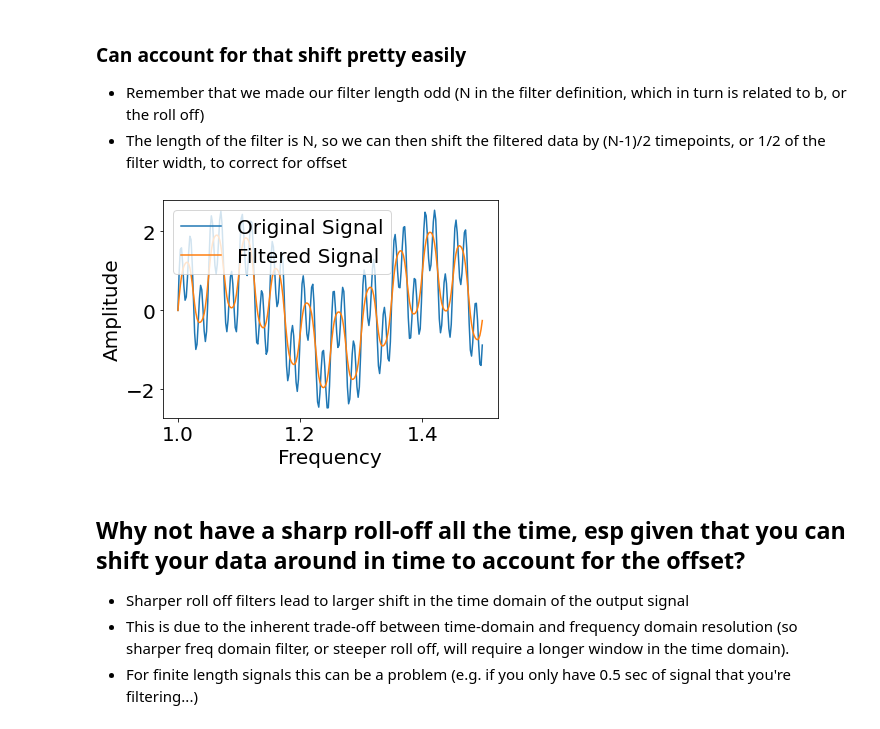
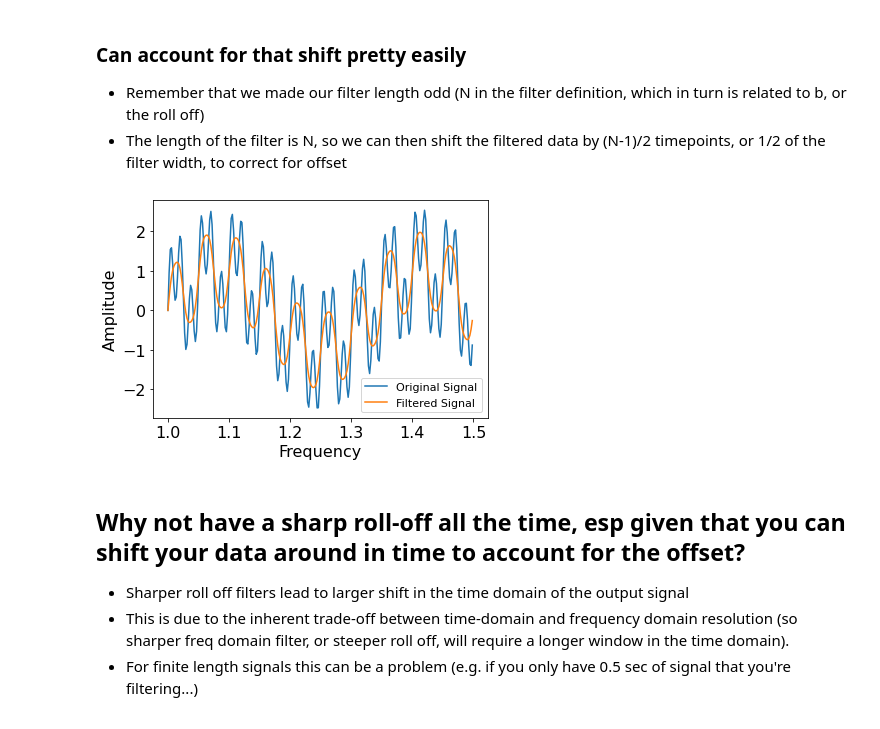
Before and after one commit to CSHL-comp-neuro-vision/tutorials, a Jupyter notebook: python/LowHighPassFiltering/LowPassHighPassFilters_tutorial.ipynb, the cells around one changed output. Saved outputs shown, nothing was run; the diff lists cells and outputs as text; code cells hidden in the pictures.

Commit message:
update filtering tutorial

```diff
--- a/python/LowHighPassFiltering/LowPassHighPassFilters_tutorial.ipynb
+++ b/python/LowHighPassFiltering/LowPassHighPassFilters_tutorial.ipynb
@@ -36,7 +36,7 @@ import matplotlib.pyplot as plt
 # also define the default font we'll use for figures.
 font = {'family' : 'DejaVu Sans',
         'weight' : 'normal',
-        'size'   : 20}
+        'size'   : 16}
 
 # then set the figure attributes
 plt.rc('font', **font)
@@ -667,22 +669,22 @@ plt.show()
 * Remember that we made our filter length odd (N in the filter definition, which in turn is related to b, or the roll off)
 * The length of the filter is N, so we can then shift the filtered data by (N-1)/2 timepoints, or 1/2 of the filter width, to correct for offset
 # %%
-index = np.where((t>=1) & (t<1.5))
+index = np.where( ( t>=1 ) & ( t<1.5 ) )
 # shift by (N-1)/2 - this will be an integer so long as N is odd
 # which is a condition that we enforced earlier when designing the
 # filter...shift by corresponding timepoints
-shift_by = dt*((N-1)/2)  # convert to units of filter length in time: so number of points * dt
-shift_index = np.where((t>=1+shift_by) & (t<1.5+shift_by))
+shift_by = dt * ( ( N-1 )/2 )  # convert to units of filter length in time: so number of points * dt
+shift_index = np.where( ( t>=1+shift_by ) & ( t<1.5+shift_by ) )
 
 # plot - should be all lined up!
 plt.plot(t[index], sig[index])
 plt.plot(t[index], filt_sig[shift_index])
 plt.xlabel('Frequency')
 plt.ylabel('Amplitude')
-plt.legend(['Original Signal', 'Filtered Signal'])
+plt.legend(['Original Signal', 'Filtered Signal'], fontsize='x-small')
 plt.show()
 # %% [output]
-[figure, old version]
+[figure, new version]
 # %% [markdown]
 ## Why not have a sharp roll-off all the time, esp given that you can shift your data around in time to account for the offset?
 * Sharper roll off filters lead to larger shift in the time domain of the output signal
```
Also changed, not shown: parts of 22 cells of this notebook, 1 other file.
